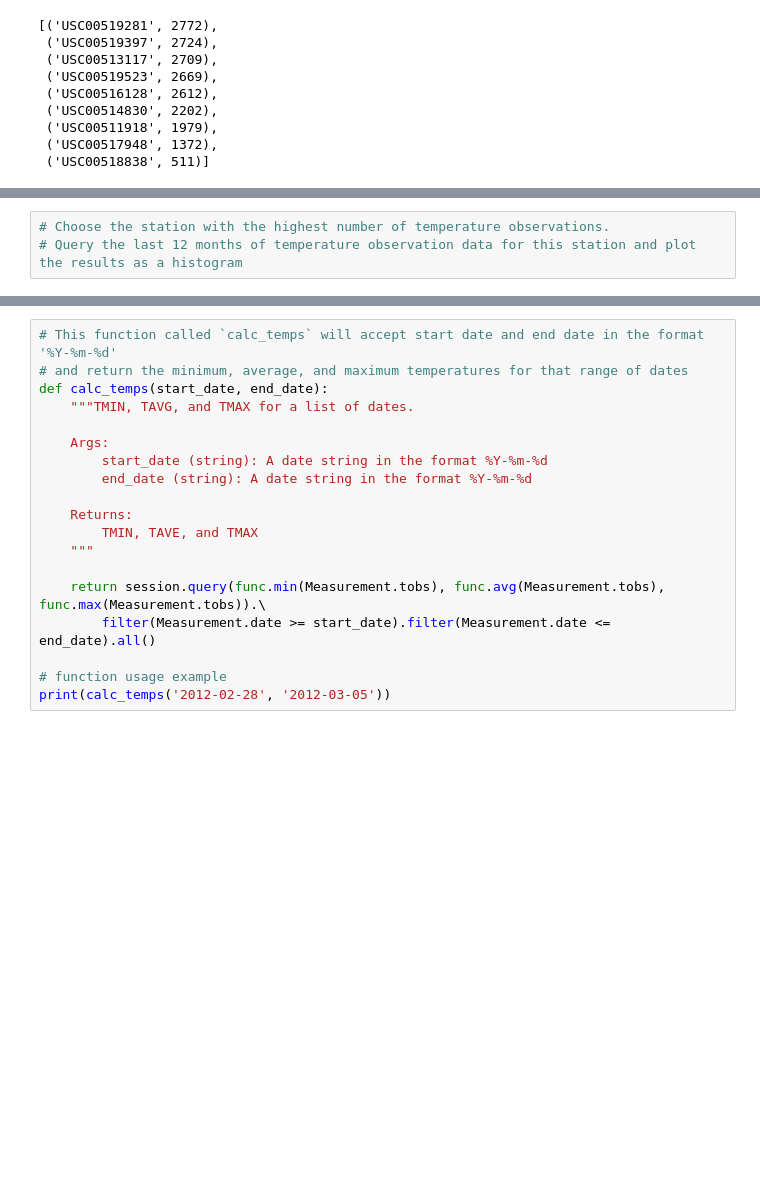
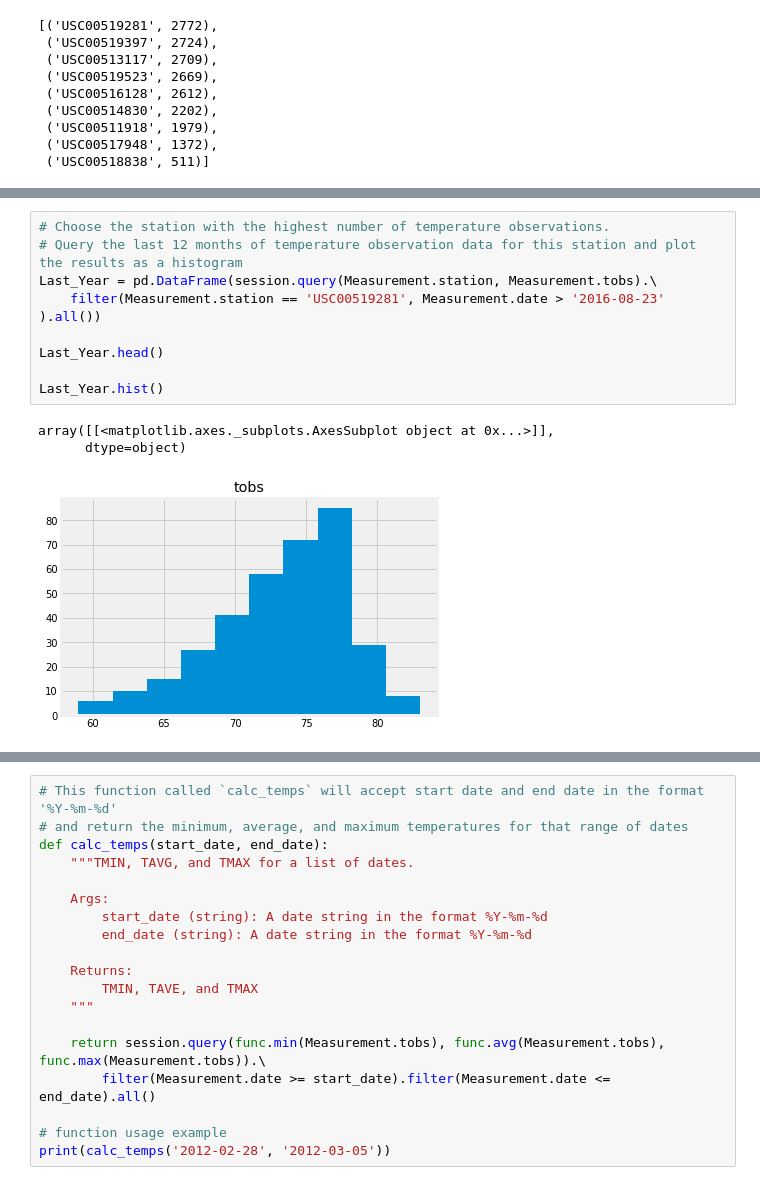
Before and after one commit to Rosas761/Homework, a Jupyter notebook: 10-Advanced-data-storage/Climate.ipynb, the cells around one changed output, grey strips where cells are left out. Cells and saved outputs as stored; diff of their text form; blank space fills up the shorter version.

```diff
--- a/10-Advanced-data-storage/Climate.ipynb
+++ b/10-Advanced-data-storage/Climate.ipynb
@@ -147,6 +161,16 @@ engine.execute('SELECT min(tobs), max(tobs), avg(tobs) FROM Measurement').fetcha
 # %%
 # Choose the station with the highest number of temperature observations.
 # Query the last 12 months of temperature observation data for this station and plot the results as a histogram
+Last_Year = pd.DataFrame(session.query(Measurement.station, Measurement.tobs).\
+    filter(Measurement.station == 'USC00519281', Measurement.date > '2016-08-23' ).all())
+
+Last_Year.head()
+
+Last_Year.hist()
+# %% [output]
+array([[<matplotlib.axes._subplots.AxesSubplot object at 0x...>]],
+      dtype=object)
+[figure, added]
 # %% [markdown]
 ![precipitation](Images/station-histogram.png)
 # %%
```
Also changed, not shown: parts of 10 cells of this notebook.
